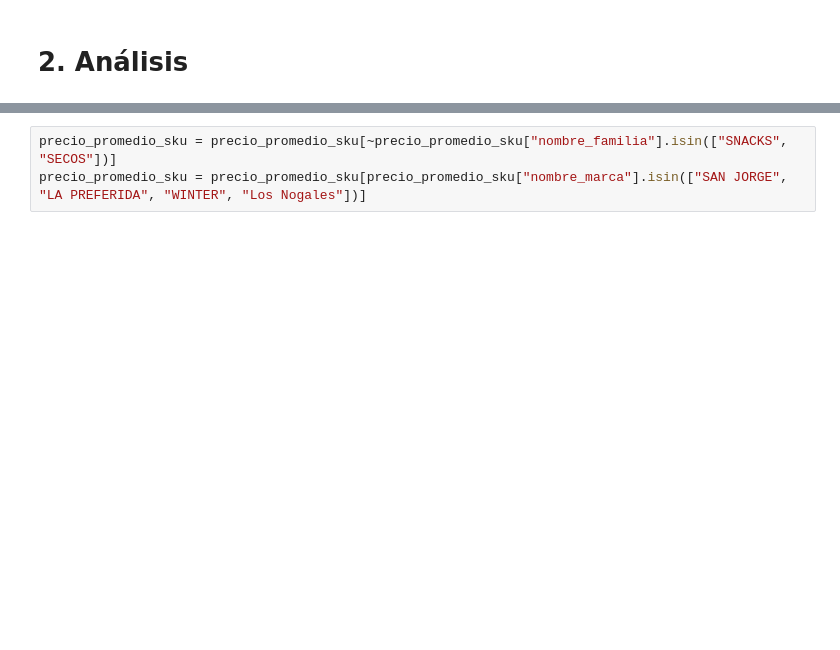
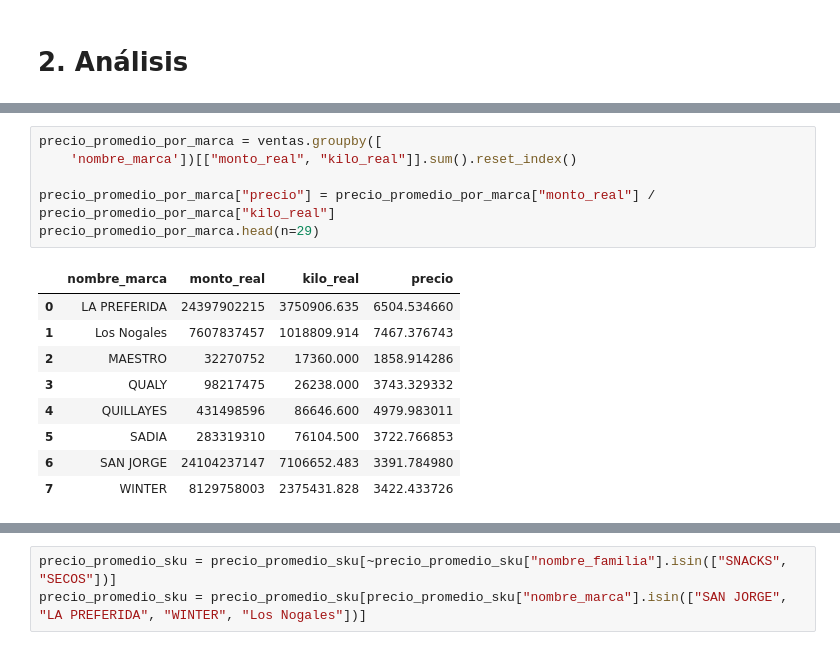
Before and after one commit to vmigonesumma/ci0103, a Jupyter notebook: comparacion_marcas.ipynb, the cells around one changed output, grey strips where cells are left out. Drawn from its saved outputs; the diff is of its cells as text; blank space fills up the shorter version.

```diff
--- a/comparacion_marcas.ipynb
+++ b/comparacion_marcas.ipynb
@@ -177,3 +188,19 @@ Ventas después de filtrar por fecha - Filas: 4107693
+# %%
+precio_promedio_por_marca = ventas.groupby([
+    'nombre_marca'])[["monto_real", "kilo_real"]].sum().reset_index()
+
+precio_promedio_por_marca["precio"] = precio_promedio_por_marca["monto_real"] / precio_promedio_por_marca["kilo_real"]
+precio_promedio_por_marca.head(n=29)
+# %% [output]
+|  | nombre_marca | monto_real | kilo_real | precio |
+| 0 | LA PREFERIDA | 24397902215 | 3750906.635 | 6504.534660 |
+| 1 | Los Nogales | 7607837457 | 1018809.914 | 7467.376743 |
+| 2 | MAESTRO | 32270752 | 17360.000 | 1858.914286 |
+| 3 | QUALY | 98217475 | 26238.000 | 3743.329332 |
+| 4 | QUILLAYES | 431498596 | 86646.600 | 4979.983011 |
+| 5 | SADIA | 283319310 | 76104.500 | 3722.766853 |
+| 6 | SAN JORGE | 24104237147 | 7106652.483 | 3391.784980 |
+| 7 | WINTER | 8129758003 | 2375431.828 | 3422.433726 |
 # %%
 # Calculamos precio promedio por SKU
 precio_promedio_sku = ventas.groupby(["cod_sku", "nombre_sku",
```
Also changed, not shown: parts of 13 cells of this notebook, 25 other files.
